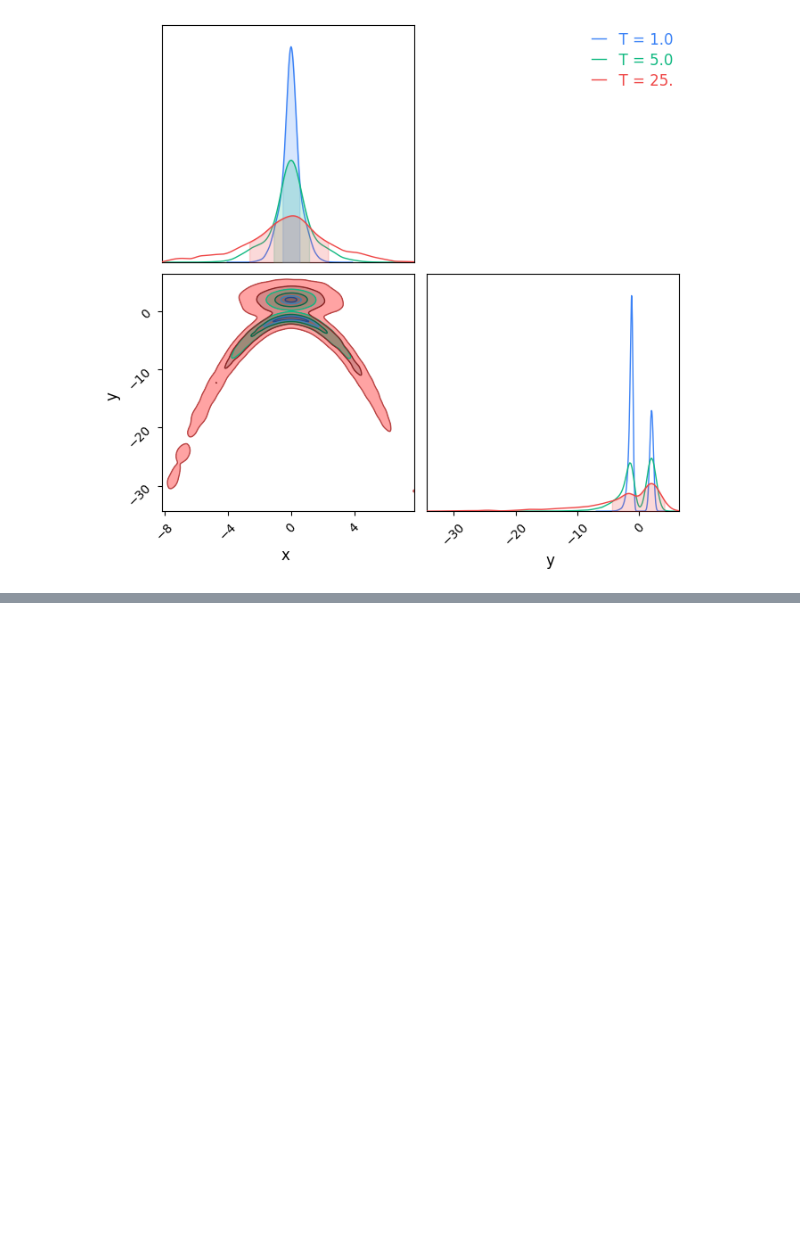
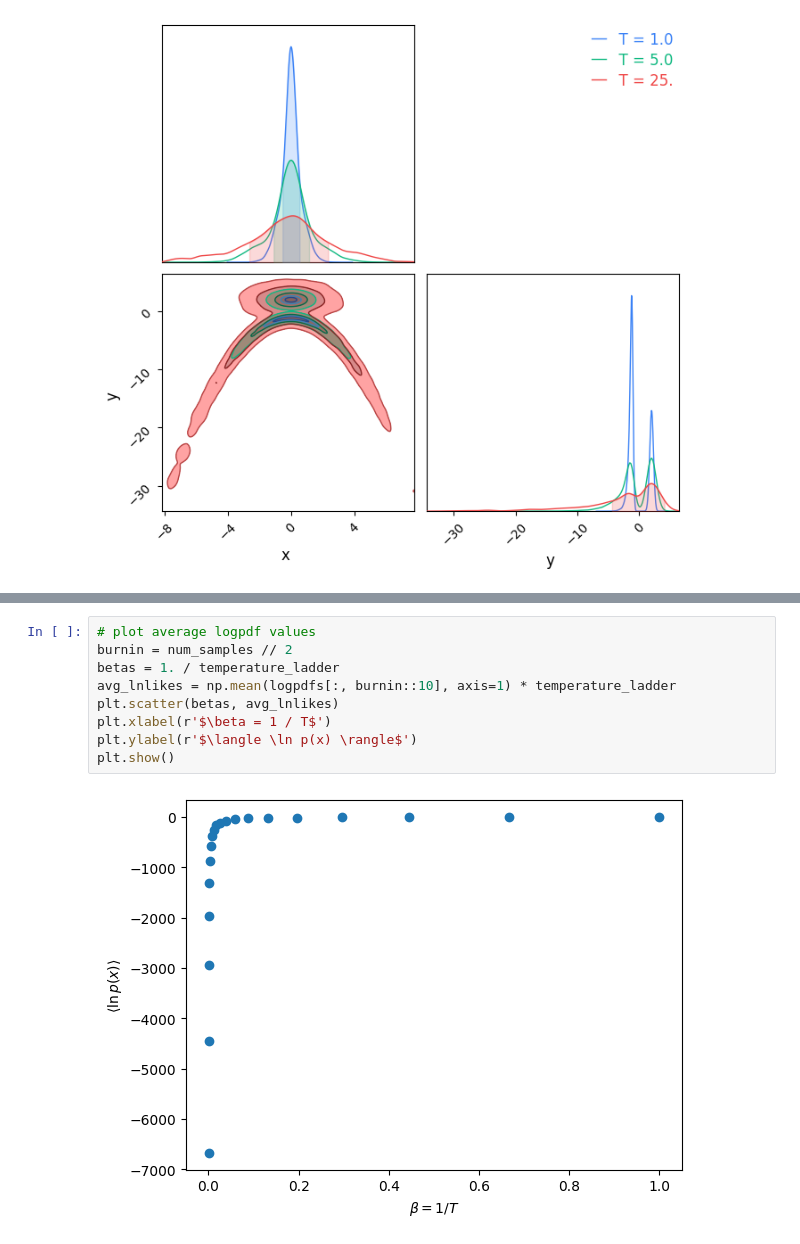
Before and after one commit to aiden-g12321/miscMCMC, a Jupyter notebook: samplers/pt_test.ipynb, the cells around one changed output, grey strips where cells are left out. Cells and saved outputs as stored; diff of their text form; blank space fills up the shorter version.

```diff
--- a/samplers/pt_test.ipynb
+++ b/samplers/pt_test.ipynb
@@ -207,0 +285,11 @@ Parameter y in chain T = 5.0 is not constrained
+# %%
+# plot average logpdf values
+burnin = num_samples // 2
+betas = 1. / temperature_ladder
+avg_lnlikes = np.mean(logpdfs[:, burnin::10], axis=1) * temperature_ladder
+plt.scatter(betas, avg_lnlikes)
+plt.xlabel(r'$\beta = 1 / T$')
+plt.ylabel(r'$\langle \ln p(x) \rangle$')
+plt.show()
+# %% [output]
+[figure, added]
```
Also changed, not shown: parts of 8 cells of this notebook.
